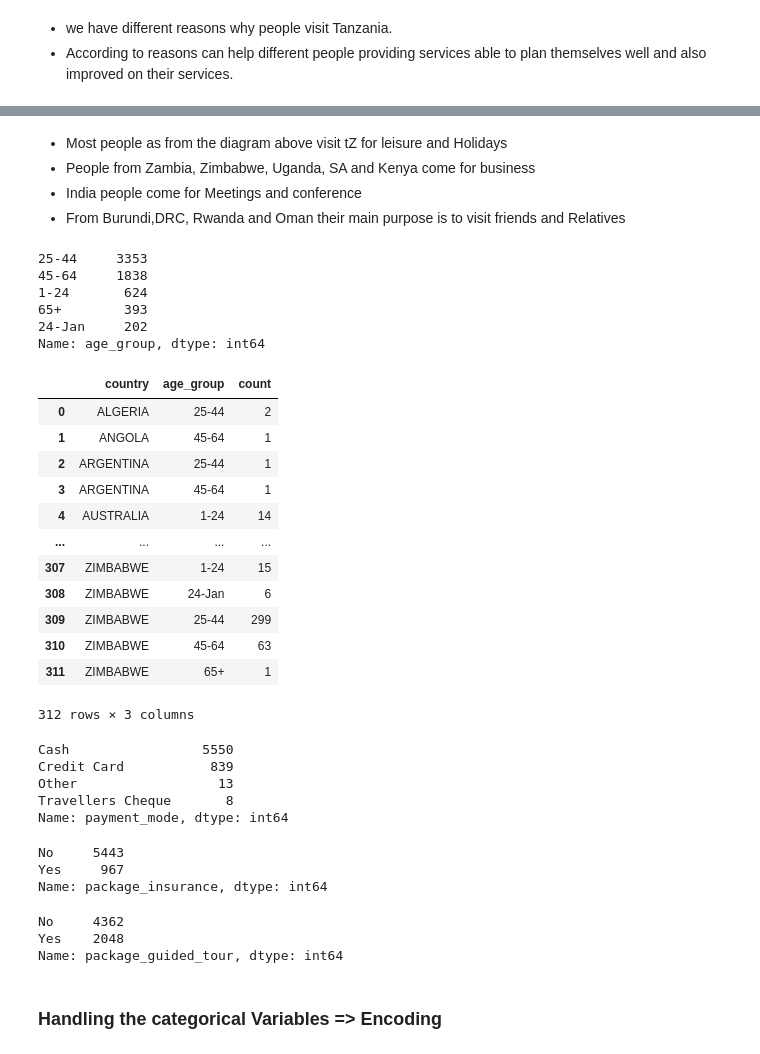
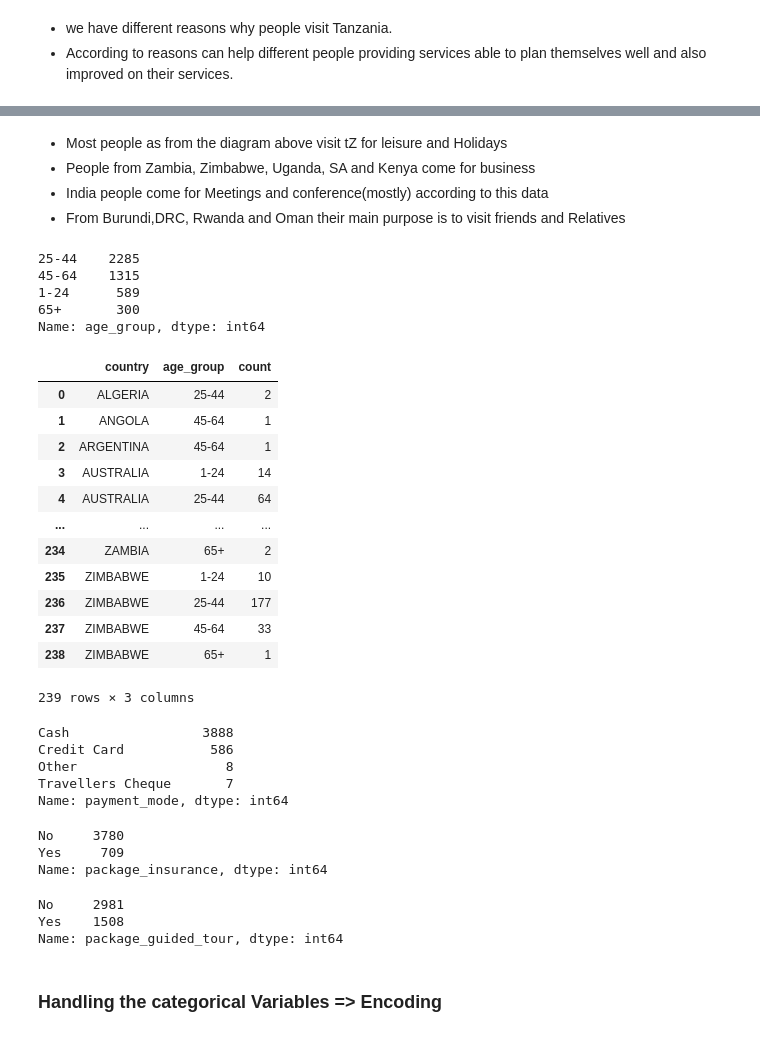
Before and after one commit to phelly/publicAPIs, a Jupyter notebook: Tourist Prediction Expenditure while in TZ .ipynb, the cells around one changed output, grey strips where cells are left out. Drawn from its saved outputs; the diff is of its cells as text; code cells hidden in the pictures.

```diff
--- a/Tourist Prediction Expenditure while in TZ .ipynb
+++ b/Tourist Prediction Expenditure while in TZ .ipynb
@@ -88,0 +102,3 @@ total_data_df.head()
+# %%
+train_df1 = train_df.dropna(axis=0)
+train_df1.info()
@@ -125,0 +136,3 @@ total_data_df1.shape
+# %%
+train_df1 = train_df1.drop_duplicates()
+train_df1.shape
@@ -219,17 +234,16 @@ px.histogram(country_purpose1, x = "country", y = "count",
 # %% [markdown]
 - Most people as from the diagram above visit tZ for leisure and Holidays
 - People from Zambia, Zimbabwe, Uganda, SA and Kenya come for business
-- India people come for Meetings and conference
+- India people come for Meetings and conference(mostly) according to this data
 - From  Burundi,DRC, Rwanda and Oman their main purpose is to visit friends and Relatives
 # %%
 #Age group visiting TZ
-age_group_df = total_data_df1['age_group'].value_counts()
+age_group_df = train_df1['age_group'].value_counts()
 age_group_df
 # %% [output]
-25-44     3353
-45-64     1838
-1-24       624
-65+        393
-24-Jan     202
+25-44    2285
+45-64    1315
+1-24      589
+65+       300
 Name: age_group, dtype: int64
 # %%
@@ -237,21 +251,21 @@ train_df.info()
 # %%
 #gender => female
-female_age_group_df = total_data_df1.groupby(['country', 'age_group']).size().reset_index(name='count')
+female_age_group_df = train_df1.groupby(['country', 'age_group']).size().reset_index(name='count')
 female_age_group_df
 # %% [output]
 |  | country | age_group | count |
 | 0 | ALGERIA | 25-44 | 2 |
 | 1 | ANGOLA | 45-64 | 1 |
-| 2 | ARGENTINA | 25-44 | 1 |
-| 3 | ARGENTINA | 45-64 | 1 |
-| 4 | AUSTRALIA | 1-24 | 14 |
+| 2 | ARGENTINA | 45-64 | 1 |
+| 3 | AUSTRALIA | 1-24 | 14 |
+| 4 | AUSTRALIA | 25-44 | 64 |
 | ... | ... | ... | ... |
-| 307 | ZIMBABWE | 1-24 | 15 |
-| 308 | ZIMBABWE | 24-Jan | 6 |
-| 309 | ZIMBABWE | 25-44 | 299 |
-| 310 | ZIMBABWE | 45-64 | 63 |
-| 311 | ZIMBABWE | 65+ | 1 |
+| 234 | ZAMBIA | 65+ | 2 |
+| 235 | ZIMBABWE | 1-24 | 10 |
+| 236 | ZIMBABWE | 25-44 | 177 |
+| 237 | ZIMBABWE | 45-64 | 33 |
+| 238 | ZIMBABWE | 65+ | 1 |
-312 rows × 3 columns
+239 rows × 3 columns
 # %%
 # night_mainland_df = train_df['night_mainland'].value_counts();night_mainland_df
 # %%
@@ -259,25 +273,25 @@ train_df.head()
 # %%
-payment_df = total_data_df1['payment_mode'].value_counts();
+payment_df = train_df1['payment_mode'].value_counts();
 payment_df
 # %% [output]
-Cash                 5550
-Credit Card           839
-Other                  13
-Travellers Cheque       8
+Cash                 3888
+Credit Card           586
+Other                   8
+Travellers Cheque       7
 Name: payment_mode, dtype: int64
 # %%
-package_insurance_df = total_data_df1['package_insurance'].value_counts()
+package_insurance_df = train_df1['package_insurance'].value_counts()
 package_insurance_df
 # %% [output]
-No     5443
-Yes     967
+No     3780
+Yes     709
 Name: package_insurance, dtype: int64
 # %%
-package_tour_guided_df =total_data_df1['package_guided_tour'].value_counts()
+package_tour_guided_df =train_df1['package_guided_tour'].value_counts()
 package_tour_guided_df
 # %% [output]
-No     4362
-Yes    2048
+No     2981
+Yes    1508
 Name: package_guided_tour, dtype: int64
 # %% [markdown]
 ### Handling the categorical Variables => Encoding
```
Also changed, not shown: parts of 33 cells of this notebook.
